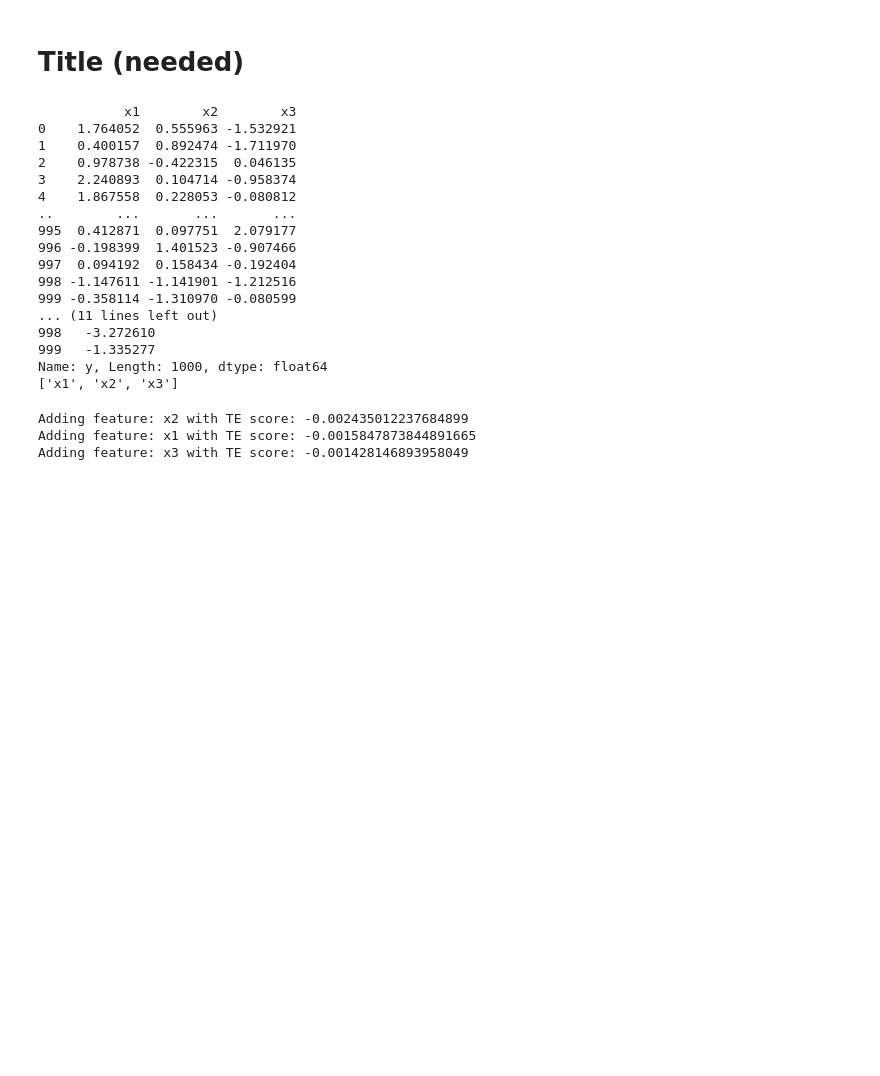
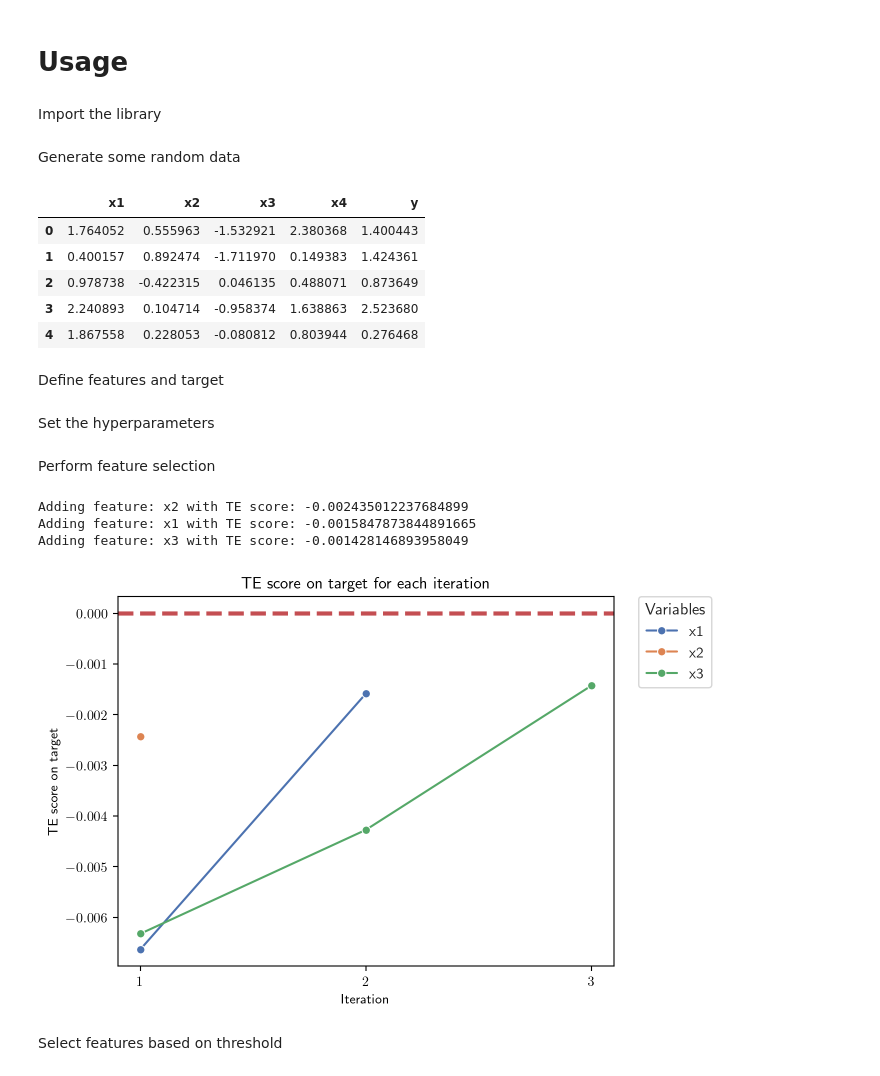
Before and after one commit to teobucci/tefs, a Jupyter notebook: docs/source/notebooks/usage.ipynb, the cells around one changed output. Cells and saved outputs as stored; diff of their text form; code cells hidden in the pictures; blank space fills up the shorter version.

```diff
--- a/docs/source/notebooks/usage.ipynb
+++ b/docs/source/notebooks/usage.ipynb
@@ -1,11 +1,17 @@
-# %% [markdown]
-# Title (needed)
+# %% [markdown]
+# Usage
+# %% [markdown]
+Import the library
+# %%
+import pandas as pd
+import numpy as np
+import matplotlib.pyplot as plt
+import tefs
+%config InlineBackend.figure_format = 'retina'
+plt.rc("text", usetex=True)
+# %% [markdown]
+Generate some random data
 # %%
-import pandas as pd
-import tefs
-
-# Generate some random data
-import numpy as np
 np.random.seed(0)
 n = 1000
 x1 = np.random.normal(size=n)
@@ -15,36 +21,13 @@ x4 = x1 + x2 + x3 + np.random.normal(size=n)
 y = x1 + x2 + x3 + np.random.normal(size=n)
 data = pd.DataFrame({'x1': x1, 'x2': x2, 'x3': x3, 'x4': x4, 'y': y})
 
-# Define features and target
-features = data[['x1', 'x2', 'x3']]
-target = data['y']
-features_names = list(features.columns)
-
-# Set k using the rule of thumb
-n_samples = len(data)
-k = n_samples // 10
-direction = 'forward' # or 'backward'
-lag_features = 1
-lag_target = 1
-
-print(features)
-print(target)
-print(features_names)
+data.head()
 # %% [output]
-           x1        x2        x3
-0    1.764052  0.555963 -1.532921
-1    0.400157  0.892474 -1.711970
-2    0.978738 -0.422315  0.046135
-3    2.240893  0.104714 -0.958374
-4    1.867558  0.228053 -0.080812
-..        ...       ...       ...
-995  0.412871  0.097751  2.079177
-996 -0.198399  1.401523 -0.907466
-997  0.094192  0.158434 -0.192404
-998 -1.147611 -1.141901 -1.212516
-999 -0.358114 -1.310970 -0.080599
-... (11 lines left out)
-998   -3.272610
-999   -1.335277
-Name: y, Length: 1000, dtype: float64
-['x1', 'x2', 'x3']
+|  | x1 | x2 | x3 | x4 | y |
+| 0 | 1.764052 | 0.555963 | -1.532921 | 2.380368 | 1.400443 |
+| 1 | 0.400157 | 0.892474 | -1.711970 | 0.149383 | 1.424361 |
+| 2 | 0.978738 | -0.422315 | 0.046135 | 0.488071 | 0.873649 |
+| 3 | 2.240893 | 0.104714 | -0.958374 | 1.638863 | 2.523680 |
+| 4 | 1.867558 | 0.228053 | -0.080812 | 0.803944 | 0.276468 |
+# %% [markdown]
+Define features and target
@@ -50,0 +38,2 @@ Name: y, Length: 1000, dtype: float64
+# %% [markdown]
+Set the hyperparameters
@@ -51,7 +46,7 @@ Name: y, Length: 1000, dtype: float64
+# %% [markdown]
+Perform feature selection
 # %%
-
-# Perform feature selection
-result = tefs.fs(
+results = tefs.fs(
     features=features.values,
     target=target.values,
     k=k,
@@ -66,3 +61,10 @@ result = tefs.fs(
 Adding feature: x2 with TE score: -0.002435012237684899
 Adding feature: x1 with TE score: -0.0015847873844891665
 Adding feature: x3 with TE score: -0.001428146893958049
+# %%
+fig, ax = plt.subplots()
+tefs.plot_te_results(results, features_names, ax)
+# %% [output]
+[figure, added]
+# %% [markdown]
+Select features based on threshold
```
Also changed, not shown: parts of 7 cells of this notebook.
